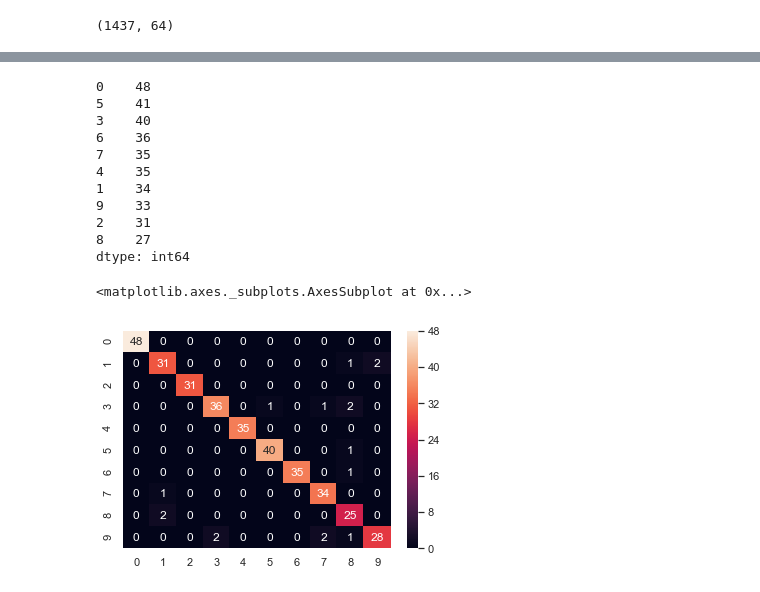
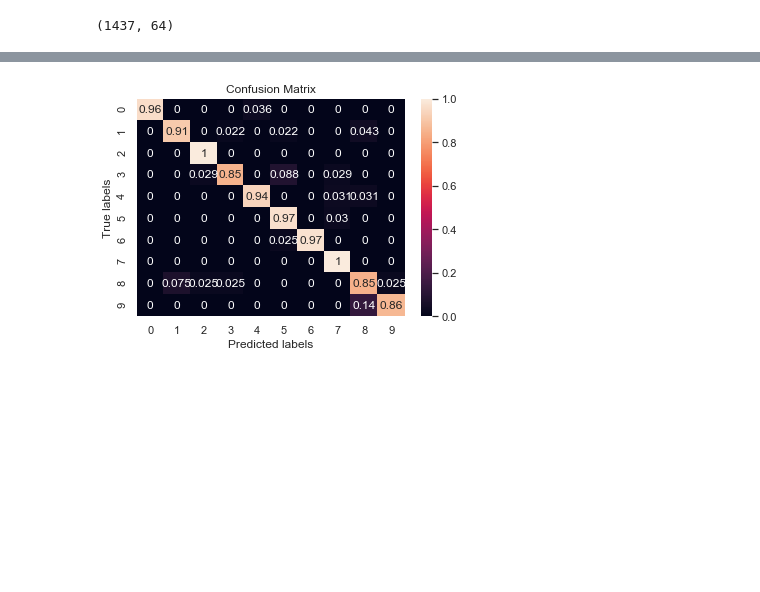
Before and after one commit to Ovion/datamad-1019, a Jupyter notebook: w7-d3-supervised-learning-metrics.ipynb, the cells around one changed output, grey strips where cells are left out. Cells and saved outputs as stored; diff of their text form; code cells hidden in the pictures; blank space fills up the shorter version.

```diff
--- a/w7-d3-supervised-learning-metrics.ipynb
+++ b/w7-d3-supervised-learning-metrics.ipynb
@@ -112,25 +114,15 @@ auc
-# %%
-from sklearn.metrics import confusion_matrix
-#from sklearn.metrics import plot_confusion_matrix
-import seaborn as sns
-sns.set()
-
-y_pred = models["logistic"].predict(X_test)
-totals = pd.Series(y_test).value_counts()
-matrix = confusion_matrix(y_test, y_pred)
-matrix
-sns.heatmap(matrix,annot=True)
-# %% [output]
-0    48
-5    41
-3    40
-6    36
-7    35
-4    35
-1    34
-9    33
-2    31
-8    27
-dtype: int64
-<matplotlib.axes._subplots.AxesSubplot at 0x...>
-[figure, removed]
+# %%
+import sys
+import os
+sys.path.insert(0, os.path.join(os.getcwd()))
+
+from others.cmPlot import cmPlot
+
+import seaborn as sns
+sns.set()
+
+y_pred = models["logistic"].predict(X_test)
+label = list(set(y))
+cmPlot(y_pred,y_test,label)
+# %% [output]
+[figure, added]
```
Also changed, not shown: parts of 4 cells of this notebook, 4 other files.
